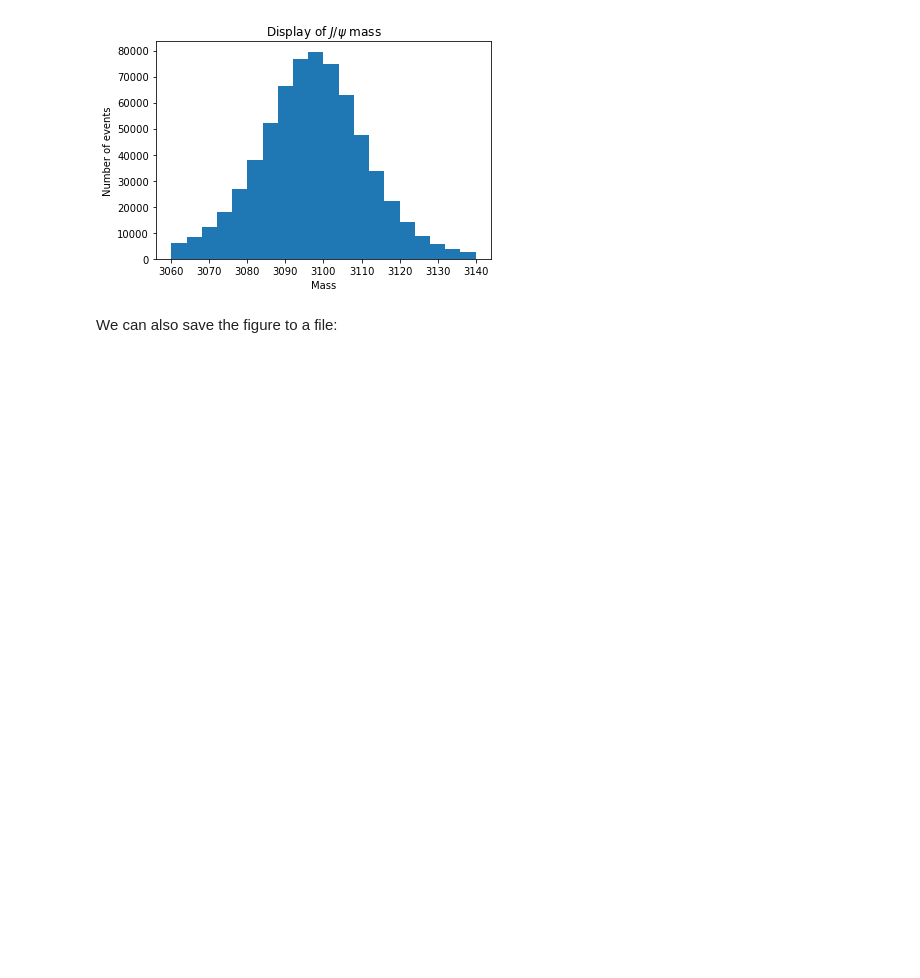
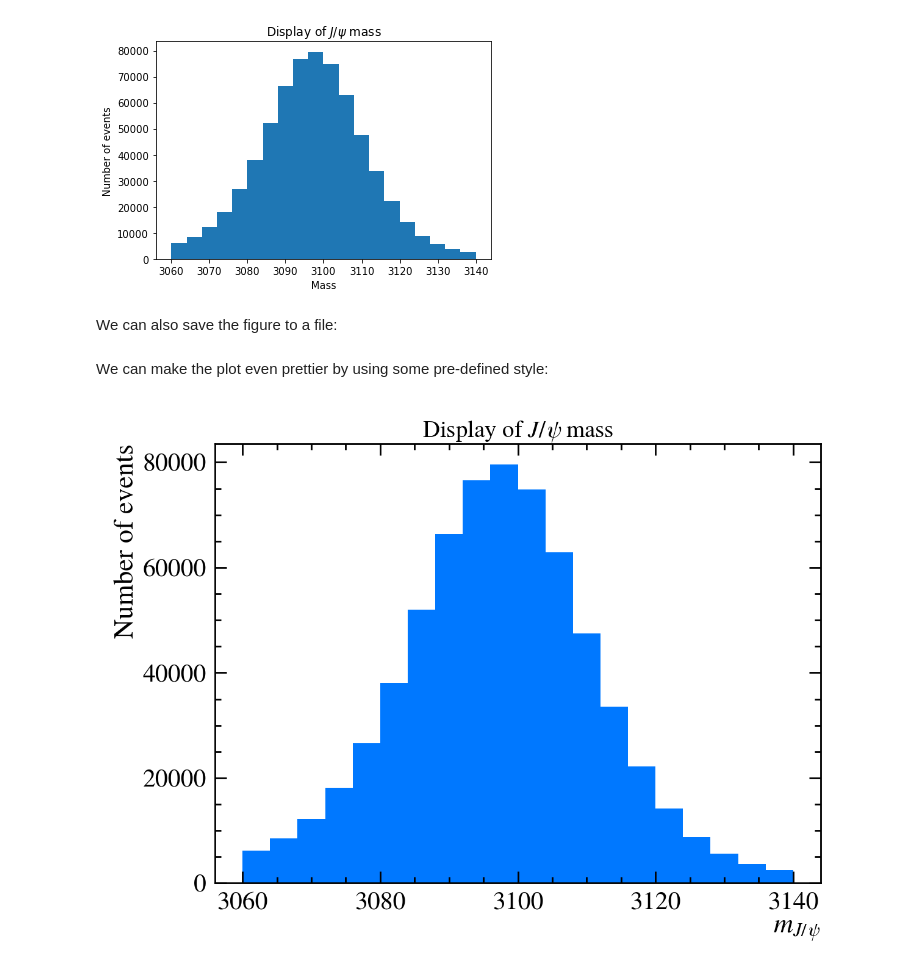
Before and after one commit to umd-lhcb/student-project-summer-2022, a Jupyter notebook: notebooks/001-plotting.ipynb, the cells around one changed output. Saved outputs shown, nothing was run; the diff lists cells and outputs as text; code cells hidden in the pictures; blank space fills up the shorter version.

Commit message:
Show how to create prettier figures.

```diff
--- a/notebooks/001-plotting.ipynb
+++ b/notebooks/001-plotting.ipynb
@@ -42,3 +42,21 @@ We can also save the figure to a file:
 # %%
 outputDir = "../figures"
 fig.savefig(outputDir + "/j_mm.png")
+# %% [markdown]
+We can make the plot even prettier by using some pre-defined style:
+# %%
+import mplhep
+mplhep.style.use('LHCb2')
+
+figPretty = Figure()
+axisPretty = figPretty.add_subplot()
+axisPretty.hist(branch, bins=20)
+
+axisPretty.set_title("Display of $J/\psi$ mass")
+axisPretty.set_xlabel("$m_{J/\psi}$")
+axisPretty.set_ylabel("Number of events")
+
+display(figPretty)
+figPretty.savefig(outputDir + "/j_mm-pretty.png")
+# %% [output]
+[figure, added]
```
